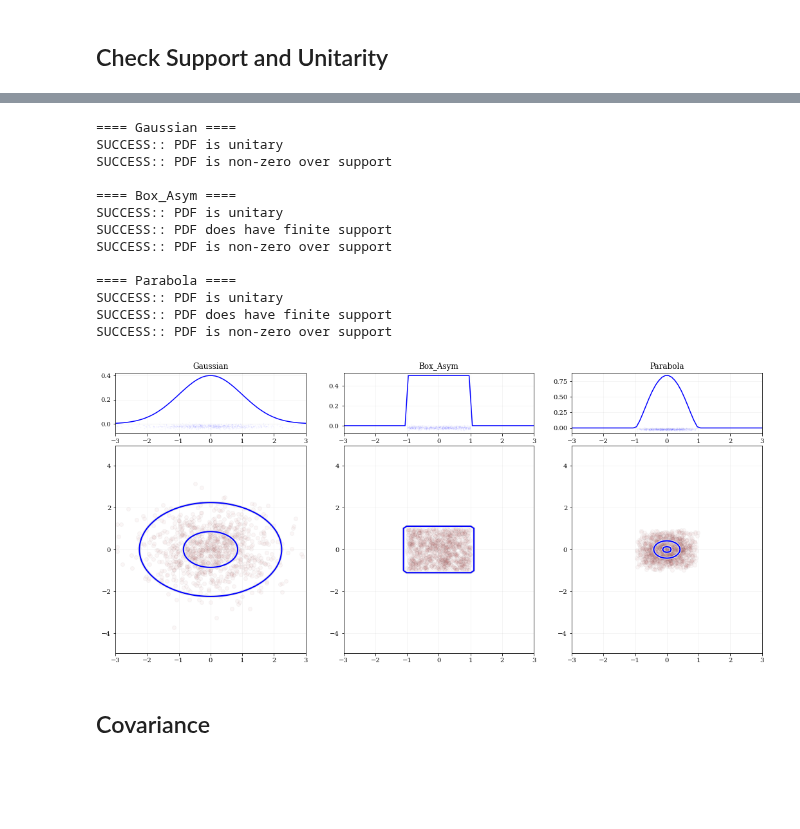
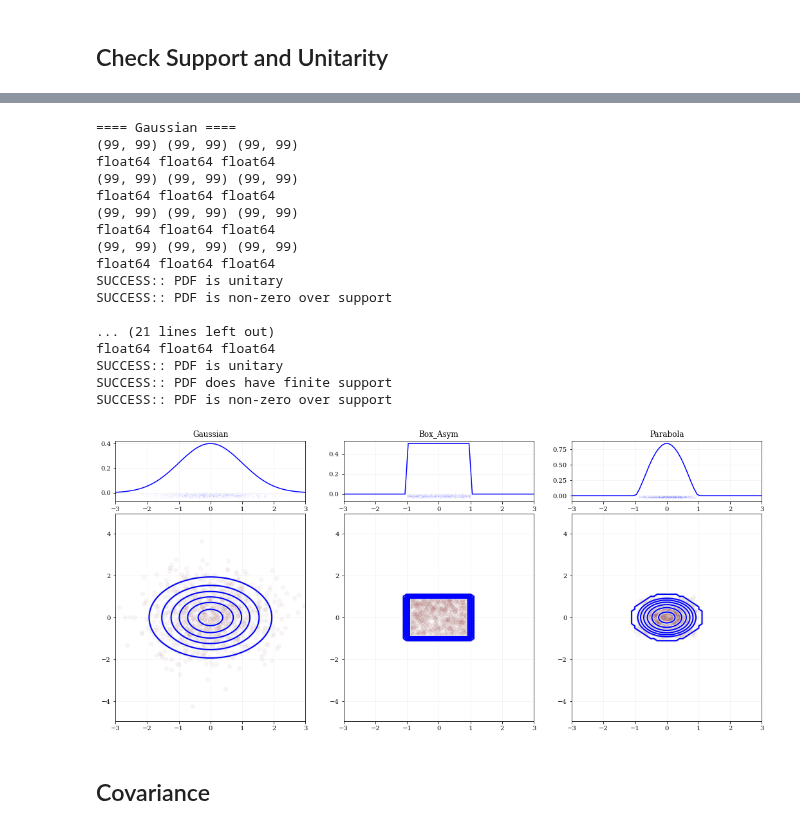
Before and after one commit to lzkelley/kalepy, a Jupyter notebook: notebooks/kernels.ipynb, the cells around one changed output, grey strips where cells are left out. Drawn from its saved outputs; the diff is of its cells as text; code cells hidden in the pictures; blank space fills up the shorter version.

```diff
--- a/notebooks/kernels.ipynb
+++ b/notebooks/kernels.ipynb
@@ -261,7 +273,8 @@ ye, yc, dy = kale.utils.bins(*bin_extr, 100)
 
 edges = [xe, ye]
 # areas = dx[:, np.newaxis] * dy[np.newaxis, :]
-percs = sp.stats.norm.cdf([1.0, 2.0])
+# percs = sp.stats.norm.cdf([1.0, 2.0])
+percs = sp.stats.norm.cdf([1.0])
 xg, yg = np.meshgrid(xc, yc, indexing='ij')
 grid = [xg.flatten(), yg.flatten()]
 
@@ -295,6 +308,7 @@ for axcol, dist in zip(axes.T, distribs):
     ax = axcol[1]
     vals = pmf
     levels = np.unique(np.percentile(vals[vals > 0], 100*np.atleast_1d(percs)))
+    levels = None
 
     ax.contour(xg, yg, vals.T, levels=levels, zorder=10, linewidths=4.0, colors='0.9', alpha=1.0)
     ax.contour(xg, yg, vals.T, levels=levels, zorder=11, linewidths=2.0, colors='blue')
@@ -302,40 +316,44 @@ for axcol, dist in zip(axes.T, distribs):
     ax.scatter(*samp, facecolor='firebrick', edgecolor='0.25', alpha=0.04)
 
     ax.set(xlim=ax_extr)
 
     # Tests
     # -------------
     # Make sure that the total probability is near unity
     tot = np.sum(pmf)
     # print("tot = ", tot) # , kale.utils.stats_str(tot), kale.utils.array_str(tot))
     kale.utils.allclose(tot, 1.0, rtol=3e-2, msg="PDF is {fail:}unitary")
     # Make sure distributions have the right support
     if dist.FINITE:
         inside = dist.inside(grid).reshape(xg.shape)
         outside = ~inside
         kale.utils.allclose(pdf_c[outside], 0.0, atol=1e-6, msg="PDF does {fail:}have finite support")
     else:
         inside = slice(None)
 
     kale.utils.alltrue(pdf_c[inside] > 0.0, msg="PDF is {fail:}non-zero over support")
 
 
 nbshow()
 # %% [output]
 ==== Gaussian ====
+(99, 99) (99, 99) (99, 99)
+float64 float64 float64
+(99, 99) (99, 99) (99, 99)
+float64 float64 float64
+(99, 99) (99, 99) (99, 99)
+float64 float64 float64
+(99, 99) (99, 99) (99, 99)
+float64 float64 float64
 SUCCESS:: PDF is unitary
 SUCCESS:: PDF is non-zero over support
 
-==== Box_Asym ====
+... (21 lines left out)
+float64 float64 float64
 SUCCESS:: PDF is unitary
 SUCCESS:: PDF does have finite support
 SUCCESS:: PDF is non-zero over support
-
-==== Parabola ====
-SUCCESS:: PDF is unitary
-SUCCESS:: PDF does have finite support
-SUCCESS:: PDF is non-zero over support
-[figure, old version]
+[figure, new version]
 # %% [markdown]
 ## Covariance
 # %%
```
Also changed, not shown: parts of 5 cells of this notebook, 13 other files.
